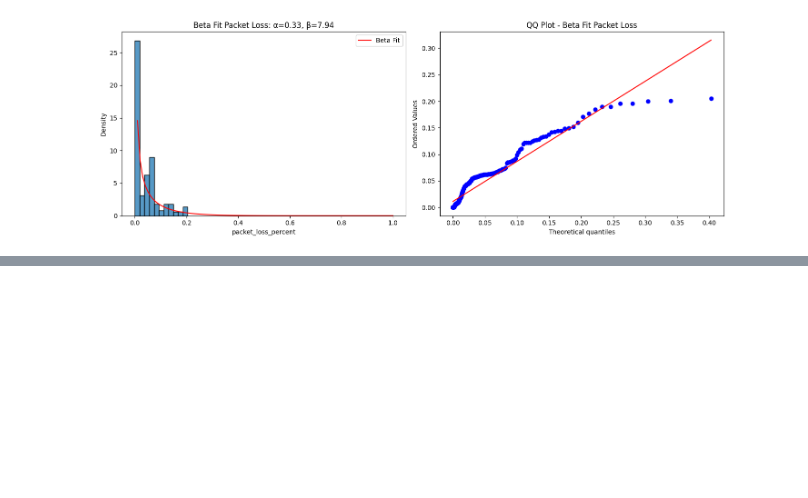
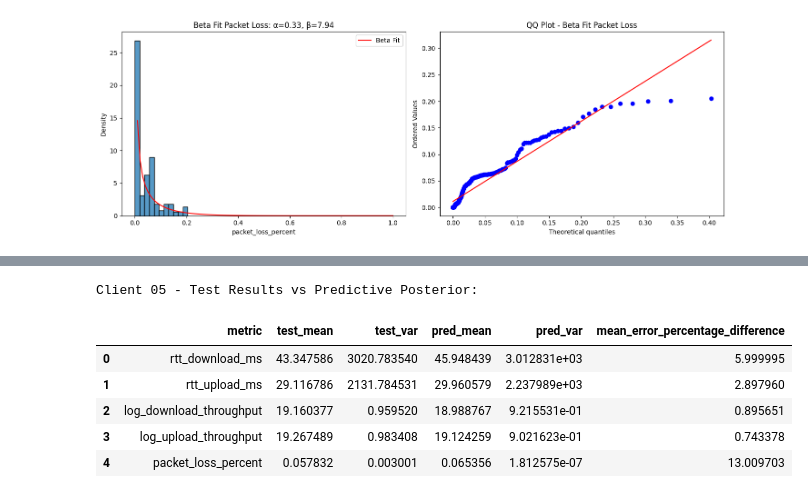
Before and after one commit to carloshenriquefbf/statistics-and-probabilistic-models, a Jupyter notebook: trab1.ipynb, the cells around one changed output, grey strips where cells are left out. Saved outputs shown, nothing was run; the diff lists cells and outputs as text; code cells hidden in the pictures; blank space fills up the shorter version.

```diff
--- a/trab1.ipynb
+++ b/trab1.ipynb
@@ -299,6 +422,7 @@ Summary statistics for rtt_upload_ms by client:
 for metric in metrics:
     print(f"Summary statistics for {metric} by server:")
     display(summary_stats[metric]['by_server'])
+    summary_stats[metric]['by_server'].to_csv(f'summary_stats_{metric}_by_server.csv')
     print("\n")
 # %% [output]
 Summary statistics for log_download_throughput by server:
@@ -606,0 +740,3 @@ plt.show()
+# %%
+train_client05, test_client05 = train_test_split(client_05, test_size=0.3, random_state=42)
+train_server04, test_server04 = train_test_split(server_04, test_size=0.3, random_state=42)
@@ -606,0 +747,8 @@ plt.show()
+# %%
+priors = {
+    'rtt_download_ms': {'mu': 0, 'sigma': 1000},
+    'rtt_upload_ms': {'mu': 0, 'sigma': 1000},
+    'log_download_throughput': {'shape': 1, 'rate': 1},
+    'log_upload_throughput': {'shape': 1, 'rate': 1},
+    'packet_loss_percent': {'a': 1, 'b': 1}
+}
@@ -606,0 +788,6 @@ plt.show()
+# %%
+for metric in client05_posteriors:
+    print(f"Client 05 - {metric} Posterior:")
+    for key, value in client05_posteriors[metric].items():
+        print(f"  {key}: {value}")
+    print("\n")
@@ -606,0 +812,40 @@ plt.show()
+# %%
+df_client05_results = pd.DataFrame(columns=[
+    'metric', 'test_mean', 'test_var', 'pred_mean', 'pred_var', 'mean_error_percentage_difference'
+])
+
+for metric in client05_posteriors:
+    test_data = test_client05[metric]
+    if metric == 'packet_loss_percent':
+        test_data = test_data / 100  # converter para [0,1]
+
+    test_mean = np.mean(test_data)
+    test_var = np.var(test_data, ddof=1)
+
+    pred_mean = client05_posteriors[metric]['predictive_mean']
+    pred_var = client05_posteriors[metric]['predictive_var']
+    mean_error_percentage_difference = abs(pred_mean - test_mean) / test_mean * 100 if test_mean != 0 else np.nan
+
+    df_client05_results = pd.concat([
+        df_client05_results,
+        pd.DataFrame([{
+            'metric': metric,
+            'test_mean': test_mean,
+            'pred_mean': pred_mean,
+            'test_var': test_var,
+            'pred_var': pred_var,
+            'mean_error_percentage_difference': mean_error_percentage_difference
+        }])
+    ], ignore_index=True)
+
+df_client05_results.to_csv('client05_test_vs_predictive_results.csv', index=False)
+print("Client 05 - Test Results vs Predictive Posterior:")
+display(df_client05_results)
+# %% [output]
+Client 05 - Test Results vs Predictive Posterior:
+|  | metric | test_mean | test_var | pred_mean | pred_var | mean_error_percentage_difference |
+| 0 | rtt_download_ms | 43.347586 | 3020.783540 | 45.948439 | 3.012831e+03 | 5.999995 |
+| 1 | rtt_upload_ms | 29.116786 | 2131.784531 | 29.960579 | 2.237989e+03 | 2.897960 |
+| 2 | log_download_throughput | 19.160377 | 0.959520 | 18.988767 | 9.215531e-01 | 0.895651 |
+| 3 | log_upload_throughput | 19.267489 | 0.983408 | 19.124259 | 9.021623e-01 | 0.743378 |
+| 4 | packet_loss_percent | 0.057832 | 0.003001 | 0.065356 | 1.812575e-07 | 13.009703 |
```
Also changed, not shown: parts of 15 cells of this notebook.
